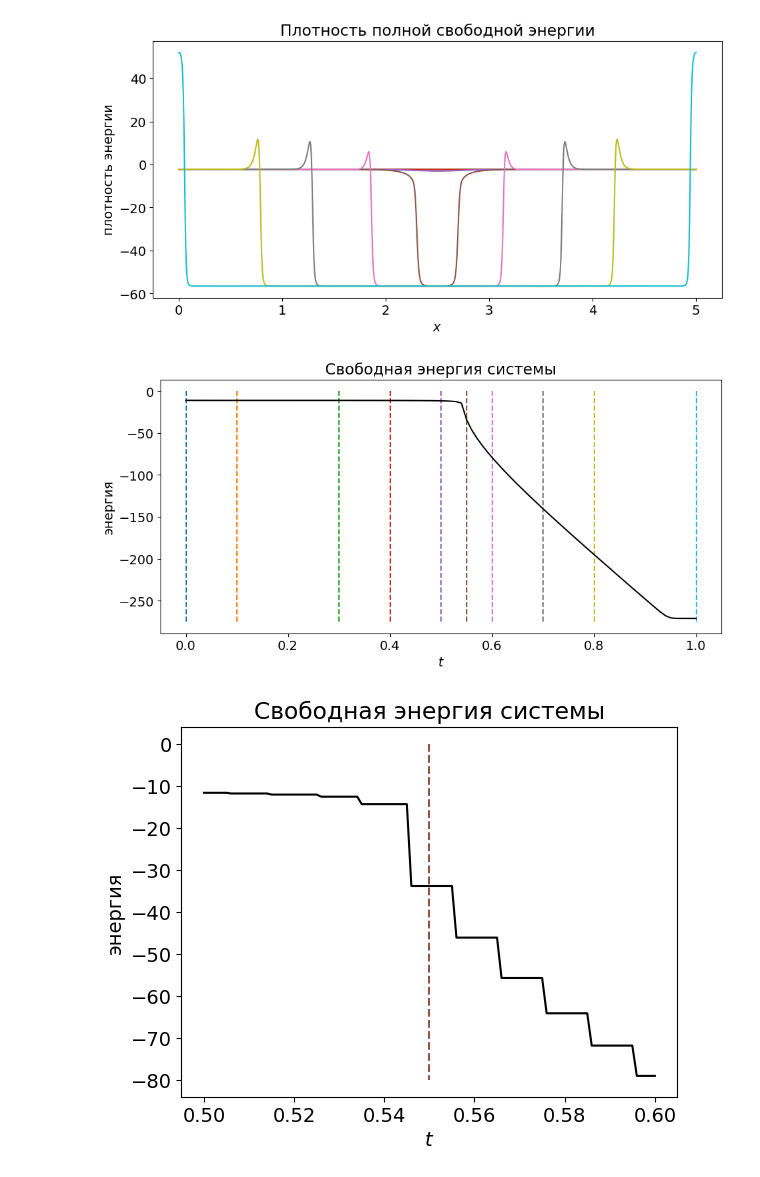
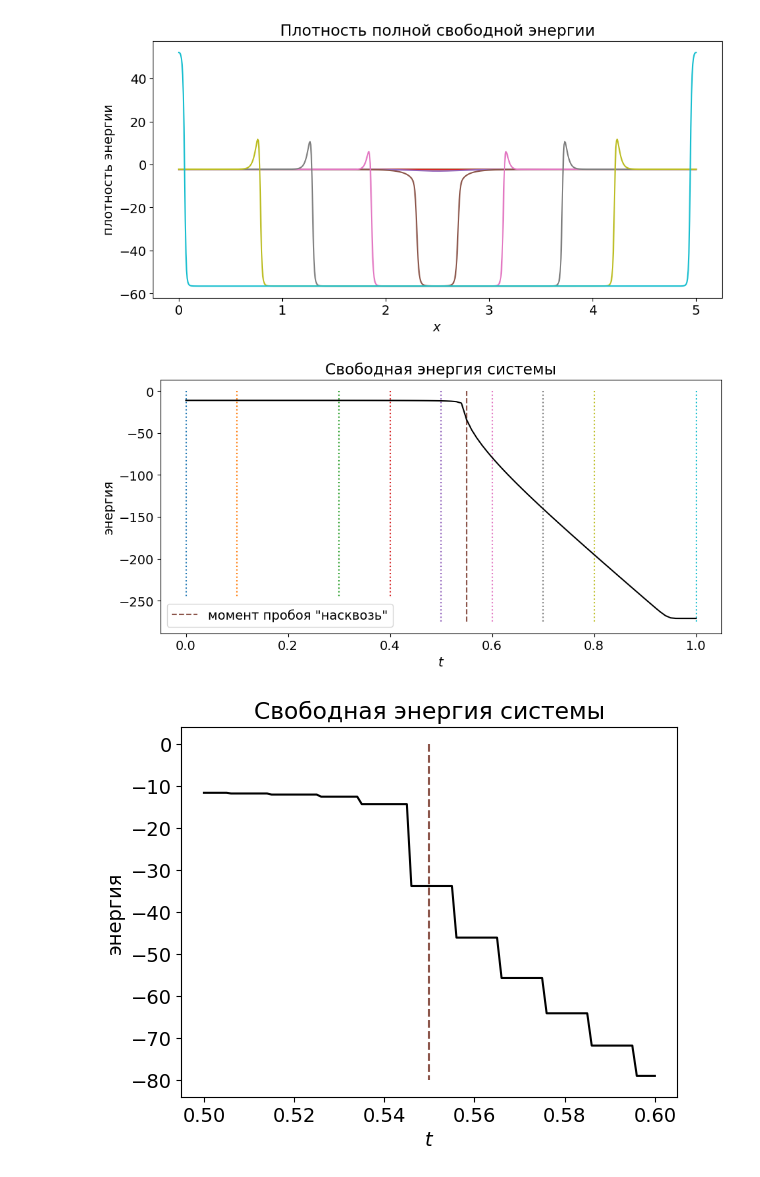
Before and after one commit to ponomarevandr/disruption, a Jupyter notebook: one_dim_problem/experiments/free_energy/free_energy_test.ipynb, the cells around one changed output. Drawn from its saved outputs; the diff is of its cells as text; code cells hidden in the pictures.

```diff
--- a/one_dim_problem/experiments/free_energy/free_energy_test.ipynb
+++ b/one_dim_problem/experiments/free_energy/free_energy_test.ipynb
@@ -71,15 +71,19 @@ plt.show()
 # %%
 plt.figure(figsize=(11, 5))
 plt.title('Свободная энергия системы')
 plt.xlabel('$t$')
 plt.ylabel('энергия')
 t = np.linspace(0, 1, 101)
 for i in times:
-    plt.plot([i, i], [0, -275], '--')
+    if i == 0.55:
+        plt.plot([i, i], [0, -275], '--')
+    else:
+        plt.plot([i, i], [0, -275 if i > 0.45 else -245], ':', label='_nolegend_')
 plt.plot(t, [energy.energy_total(i) for i in t], color='black')
+plt.legend(['момент пробоя "насквозь"'])
 plt.show()
 # %% [output]
-[figure, old version]
+[figure, new version]
 # %%
 plt.title('Свободная энергия системы')
 plt.xlabel('$t$')
```
Also changed, not shown: parts of 3 cells of this notebook, 24 other files.
